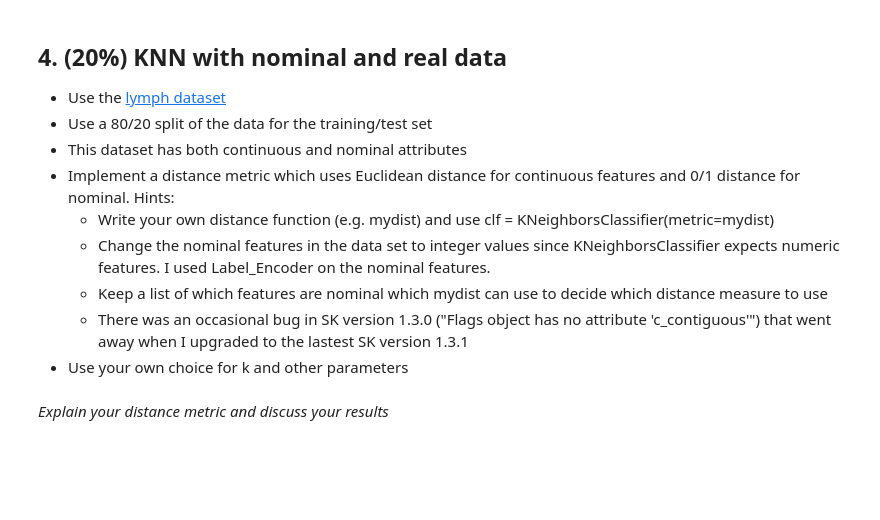
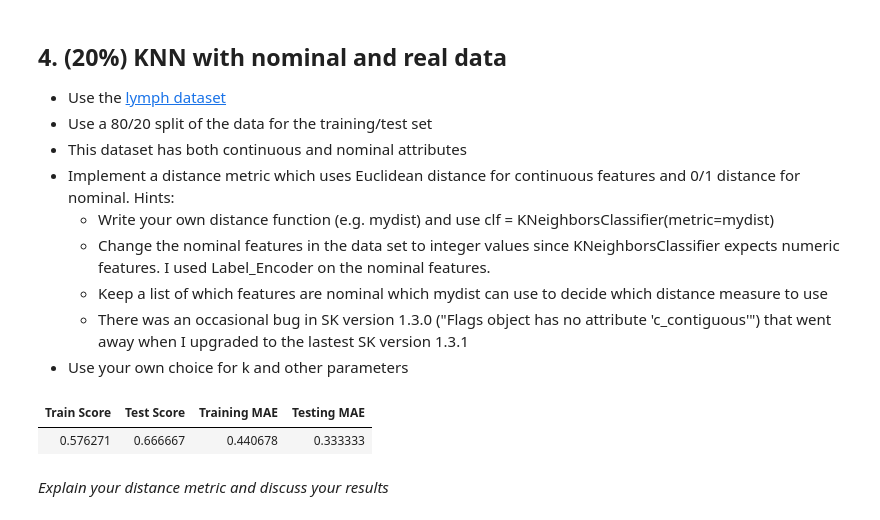
Before and after one commit to bwallace7430/knn, a Jupyter notebook: KNN Lab.ipynb, the cells around one changed output. Drawn from its saved outputs; the diff is of its cells as text; code cells hidden in the pictures; blank space fills up the shorter version.

```diff
--- a/KNN Lab.ipynb
+++ b/KNN Lab.ipynb
@@ -403,15 +403,48 @@ Discussion
     - Keep a list of which features are nominal which mydist can use to decide which distance measure to use
     - There was an occasional bug in SK version 1.3.0 ("Flags object has no attribute 'c_contiguous'") that went away when I upgraded to the lastest SK version 1.3.1
 - Use your own choice for k and other parameters
-# %%
-# Train/Predict lymph with your own distance metric
-nominal = ['lymphatics','block_of_affere', 'bl_of_lymph_c', 'bl_of_lymph_s', 'by_pass', 'extravasates', 'regeneration_of', 'early_uptake_in', 'changes_in_lym', 'defect_in_node', 'changes_in_node', 'changes_in_stru', 'special_forms', 'dislocation_of', 'exclusion_of_no']
-encoder = LabelEncoder()
-
-for feature in nominal:
-    X[feature] = encoder.fit_transform(X[feature])
-def mydist(features):
-    # if
+# %%
+from sklearn.preprocessing import LabelEncoder
+# Train/Predict lymph with your own distance metric
+lymph_data = arff.loadarff('lymph.arff')
+lymph_df = pd.DataFrame(lymph_data[0])
+X_lymph = lymph_df.drop('class', axis=1)
+y_lymph = lymph_df['class']
+
+nominal_features = ['lymphatics','block_of_affere', 'bl_of_lymph_c', 'bl_of_lymph_s', 'by_pass', 'extravasates', 'regeneration_of', 'early_uptake_in', 'changes_in_lym', 'defect_in_node', 'changes_in_node', 'changes_in_stru', 'special_forms', 'dislocation_of', 'exclusion_of_no']
+nominal_indices = []
+encoder = LabelEncoder()
+
+y_lymph = encoder.fit_transform(y_lymph)
+for feature in nominal_features:
+    X_lymph[feature] = encoder.fit_transform(X_lymph[feature])
+    nominal_indices.append(lymph_df.columns.get_loc(feature))
+
+
+def mydist(point_1, point_2):
+    distance = 0.0
+    for feature in range(len(point_1)):
+        if feature in nominal_indices:
+            distance += int(point_1[feature] == point_2[feature])
+        else:
+            distance += (point_1[feature] - point_2[feature])**2
+    finished_euclidean_distance = np.sqrt(distance)
+    return finished_euclidean_distance
+
+clf = KNeighborsClassifier(metric=mydist, n_neighbors=15, weights='distance')
+X_train, X_test, y_train, y_test = train_test_split(X_lymph, y_lymph, test_size=0.2, shuffle=True)
+table = []
+clf.fit(X_train, y_train)
+y_test_pred = clf.predict(X_test)
+y_train_pred = clf.predict(X_train)
+
+table.append([clf.score(X_train, y_train), clf.score(X_test, y_test), mean_absolute_error(y_train_pred, y_train), mean_absolute_error(y_test_pred, y_test)])
+
+headers = ["Train Score", "Test Score", "Training MAE", "Testing MAE"]
+display(HTML(tabulate(table, headers=headers, tablefmt='html')))
+# %% [output]
+| Train Score | Test Score | Training MAE | Testing MAE |
+| 0.576271 | 0.666667 | 0.440678 | 0.333333 |
 # %% [markdown]
 *Explain your distance metric and discuss your results*
 # %% [markdown]
```
Also changed, not shown: parts of 8 cells of this notebook.
